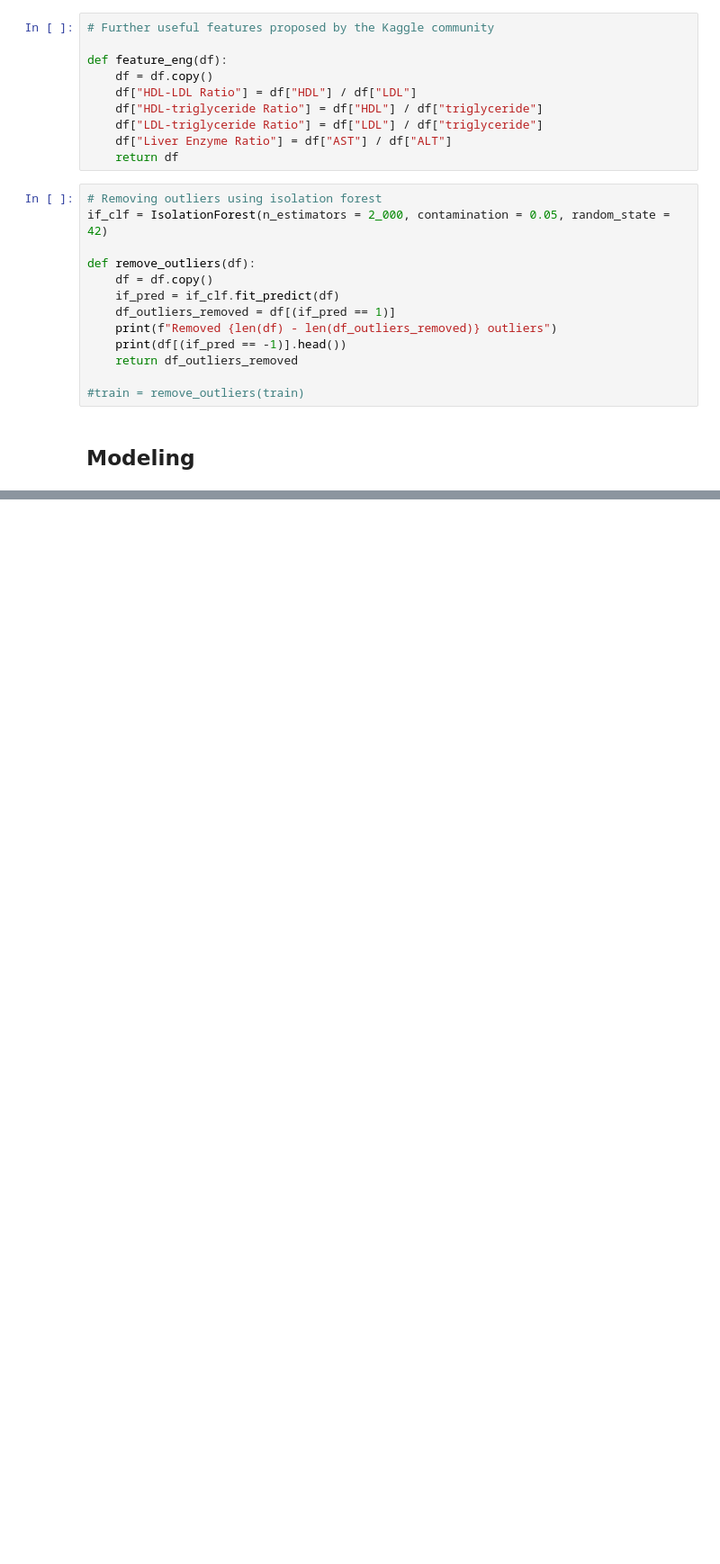
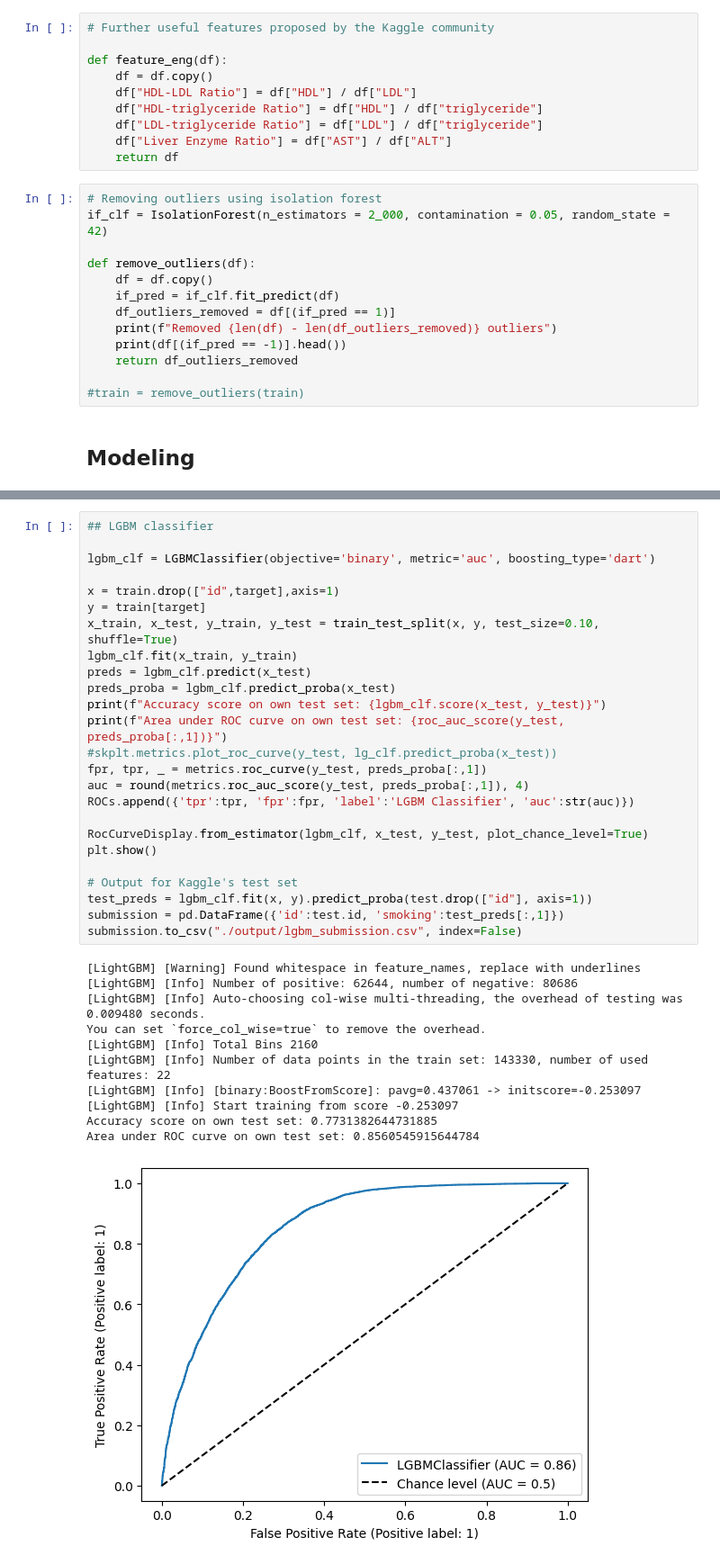
Before and after one commit to sn2727/smoker-status-prediction, a Jupyter notebook: main.ipynb, the cells around one changed output, grey strips where cells are left out. Shown at 90% size. Saved outputs shown, nothing was run; the diff lists cells and outputs as text; blank space fills up the shorter version.

```diff
--- a/main.ipynb
+++ b/main.ipynb
@@ -208,0 +231,37 @@ Area under ROC curve on own test set: 0.826632919974698
+# %%
+## LGBM classifier
+
+lgbm_clf = LGBMClassifier(objective='binary', metric='auc', boosting_type='dart')
+
+x = train.drop(["id",target],axis=1)
+y = train[target]
+x_train, x_test, y_train, y_test = train_test_split(x, y, test_size=0.10, shuffle=True)
+lgbm_clf.fit(x_train, y_train)
+preds = lgbm_clf.predict(x_test)
+preds_proba = lgbm_clf.predict_proba(x_test)
+print(f"Accuracy score on own test set: {lgbm_clf.score(x_test, y_test)}")
+print(f"Area under ROC curve on own test set: {roc_auc_score(y_test, preds_proba[:,1])}")
+#skplt.metrics.plot_roc_curve(y_test, lg_clf.predict_proba(x_test))
+fpr, tpr, _ = metrics.roc_curve(y_test, preds_proba[:,1])
+auc = round(metrics.roc_auc_score(y_test, preds_proba[:,1]), 4)
+ROCs.append({'tpr':tpr, 'fpr':fpr, 'label':'LGBM Classifier', 'auc':str(auc)})
+
+RocCurveDisplay.from_estimator(lgbm_clf, x_test, y_test, plot_chance_level=True)
+plt.show()
+
+# Output for Kaggle's test set
+test_preds = lgbm_clf.fit(x, y).predict_proba(test.drop(["id"], axis=1))
+submission = pd.DataFrame({'id':test.id, 'smoking':test_preds[:,1]})
+submission.to_csv("./output/lgbm_submission.csv", index=False)
+# %% [output]
+[LightGBM] [Warning] Found whitespace in feature_names, replace with underlines
+[LightGBM] [Info] Number of positive: 62644, number of negative: 80686
+[LightGBM] [Info] Auto-choosing col-wise multi-threading, the overhead of testing was 0.009480 seconds.
+You can set `force_col_wise=true` to remove the overhead.
+[LightGBM] [Info] Total Bins 2160
+[LightGBM] [Info] Number of data points in the train set: 143330, number of used features: 22
+[LightGBM] [Info] [binary:BoostFromScore]: pavg=0.437061 -> initscore=-0.253097
+[LightGBM] [Info] Start training from score -0.253097
+Accuracy score on own test set: 0.7731382644731885
+Area under ROC curve on own test set: 0.8560545915644784
+[figure, added]
```
Also changed, not shown: parts of 12 cells of this notebook, 5 other files.
